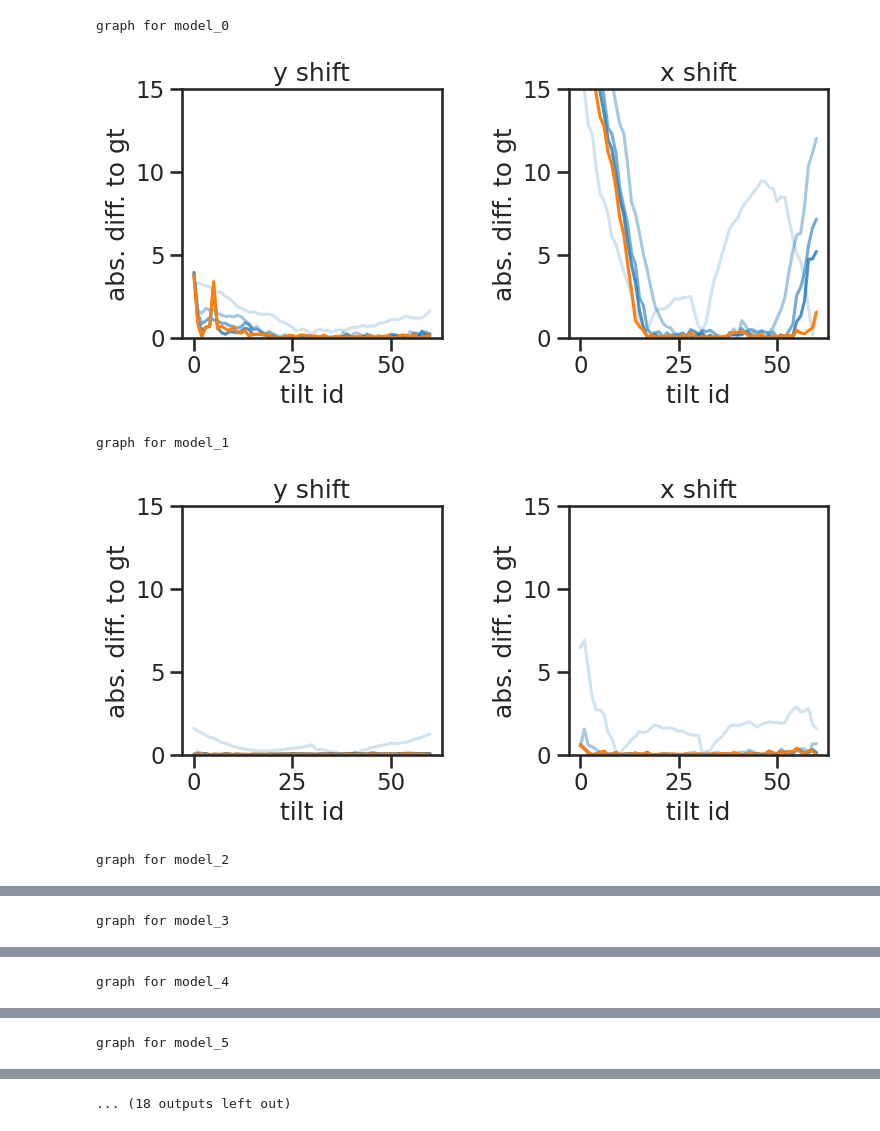
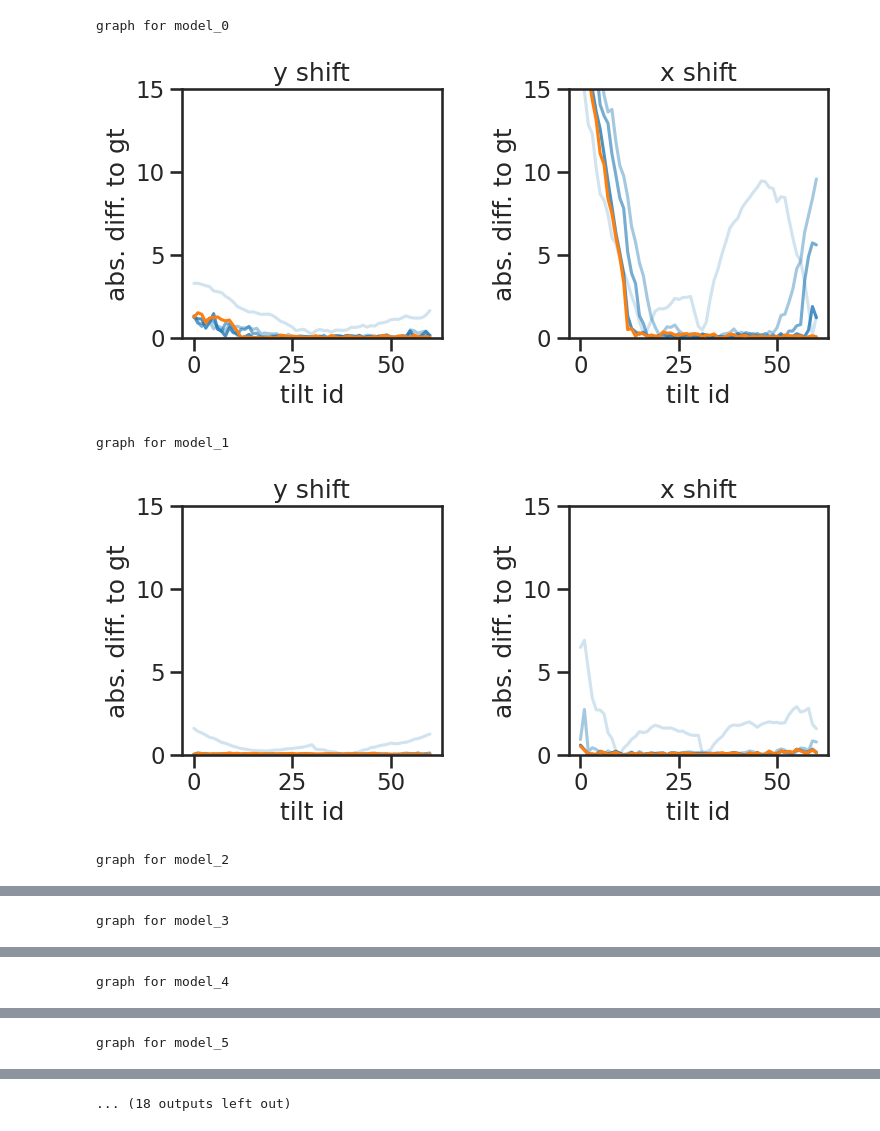
Before and after one commit to warpem/miss-alignment, a Jupyter notebook: paper/notebooks/shrec_eval/visualize_iterations.ipynb, the cells around one changed output, grey strips where cells are left out. Drawn from its saved outputs; the diff is of its cells as text; code cells hidden in the pictures.

```diff
--- a/paper/notebooks/shrec_eval/visualize_iterations.ipynb
+++ b/paper/notebooks/shrec_eval/visualize_iterations.ipynb
@@ -11,39 +12,9 @@ sns.set(style='ticks', context='talk')
 # %%
 TOMO_SHAPE = (128, 256, 256)
 
-def read_aretomo_alignment(filepath):
-    with open(filepath) as fstream:
-        data = fstream.readlines()
-    data = [d.strip().split() for d in data if not d.startswith('#')]
-    data = torch.tensor([[float(d[4]), float(d[3])] for d in data])
-    return data
-
-def center_tomogram(tilt_series_ground_truth, tilt_series):
-    from miss_alignment.alignment.tilt_series import calculate_cross_correlation, get_shift_from_correlation_image
-    from miss_alignment.data.shift_generation import project_shifts_3d_to_2d
-    n_tilts = len(tilt_series.tilt_angles)
-    ground_truth_reconstruction = tilt_series_ground_truth.reconstruct_tomogram(
-        TOMO_SHAPE, 128
-    )
-
-    aligned_reconstruction = tilt_series.reconstruct_tomogram(TOMO_SHAPE, 128)
-
-    correlation = calculate_cross_correlation(
-        ground_truth_reconstruction, aligned_reconstruction
-    )
-    shift_3d = get_shift_from_correlation_image(correlation)
-    shift_3d = -1 * shift_3d  # get the forward shift for the imaging model
-    shift_3d = shift_3d.repeat(n_tilts, 1)
-
-    shifts_2d = project_shifts_3d_to_2d(
-        shift_3d, tilt_series.projection_matrices[..., :3, :3]
-    )
-    tilt_series.sample_translations += shifts_2d
-    return tilt_series
-
 results = []
 n_iters = 5
-experiment = 'run_shift_fracture'
+experiment = 'run_ablation_reference'
 for x in range(10):
     print(f'graph for model_{x}')
     gt = read_tomogram_from_pickle(f'/data/mchaillet/model_training/shrec/run8/ground_truth/model_{x}.pickle')
@@ -76,37 +47,37 @@ for x in range(10):
     ax[1].set_ylim(0, 15)
     plt.tight_layout()
     plt.show()
 
 
 for x in range(10):
     gt = read_tomogram_from_pickle(f'/data/mchaillet/model_training/shrec/run8/ground_truth/model_{x}.pickle')
     # gt.sample_translations[:, 1] *= torch.cos(torch.deg2rad(gt.tilt_angles))
     at_alignment = read_aretomo_alignment(f'aretomo1_alignment/model_{x}.aln')
     at = deepcopy(gt)
     at.sample_translations = at_alignment
-    # at = center_tomogram(gt, at)
+    # at = center_tomogram(gt, at, TOMO_SHAPE)
     fig, ax = plt.subplots(1, 2, figsize=(8, 4))
     abs_diff = torch.abs(gt.sample_translations - at.sample_translations)
     for a in abs_diff:
             results.append([x, 'aretomo', a[0].item(), a[1].item()])
     # results.append([x, 'aretomo', torch.mean(abs_diff[:, 0]).item(), torch.mean(abs_diff[:, 1]).item()])
     ax[0].plot(abs_diff[:, 0], color='tab:blue', alpha=(i + 1) / n_iters)
     ax[1].plot(abs_diff[:, 1], color='tab:blue', alpha=(i + 1) / n_iters)
     ax[0].set_title('y shift')
     ax[0].set_ylabel('abs. diff. to gt')
     ax[0].set_xlabel('tilt id')
     ax[0].set_ylim(0, 15)
     ax[1].set_title('x shift')
     ax[1].set_ylabel('abs. diff. to gt')
     ax[1].set_xlabel('tilt id')
     ax[1].set_ylim(0, 15)
     plt.tight_layout()
     plt.show()
 # %% [output]
 graph for model_0
-[figure, old version]
+[figure, new version]
 graph for model_1
-[figure, old version]
+[figure, new version]
 graph for model_2
 [figure]
 graph for model_3
```
Also changed, not shown: parts of 4 cells of this notebook, 15 other files.
